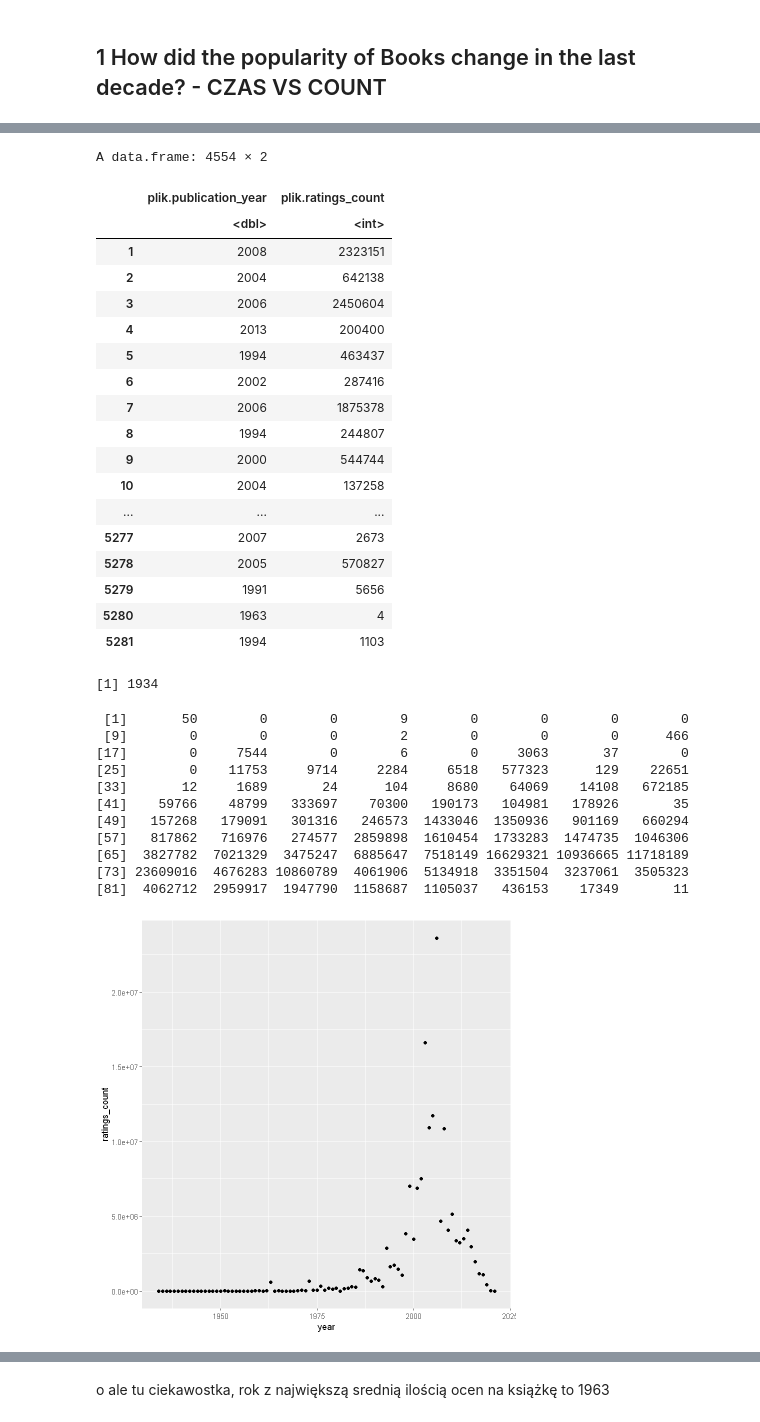
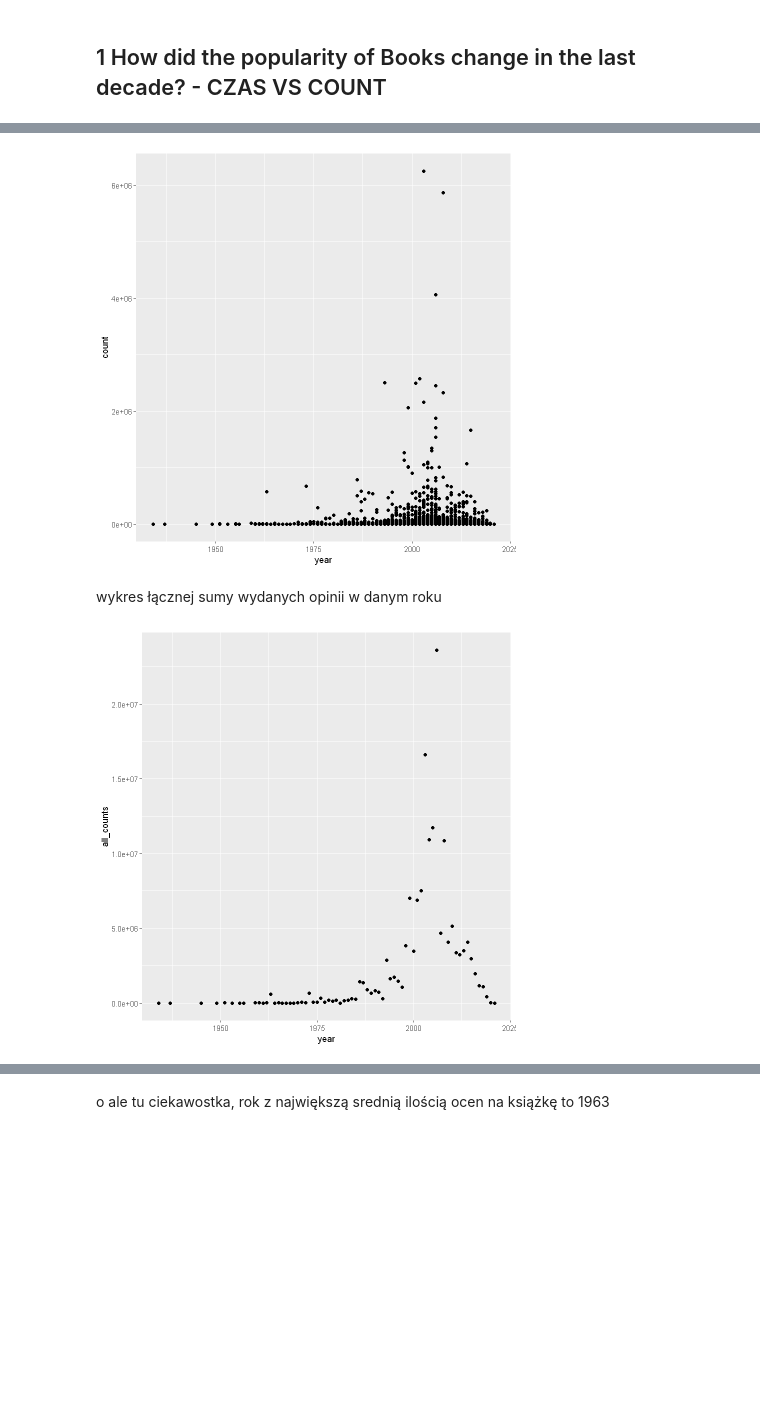
Before and after one commit to tashiamuffin/Pakiety_Statystyczne_1, a Jupyter notebook: chaos_natka.ipynb, the cells around one changed output, grey strips where cells are left out. Cells and saved outputs as stored; diff of their text form; code cells hidden in the pictures; blank space fills up the shorter version.

```diff
--- a/chaos_natka.ipynb
+++ b/chaos_natka.ipynb
@@ -335,55 +351,21 @@ length(c_rate)
 # %%
-year_vs_count <- na.omit(data.frame(plik$publication_year, plik$ratings_count))
-year_vs_count
+year_vs_count <- na.omit(data.frame( year = plik$publication_year, count = plik$ratings_count))
+#year_vs_count
+p1 <- ggplot(year_vs_count, aes(x=year, y=count)) + geom_point()
+p1
 # %% [output]
-A data.frame: 4554 × 2
-|  | plik.publication_year | plik.ratings_count |
-|  | <dbl> | <int> |
-| 1 | 2008 | 2323151 |
-| 2 | 2004 | 642138 |
-| 3 | 2006 | 2450604 |
-| 4 | 2013 | 200400 |
-| 5 | 1994 | 463437 |
-| 6 | 2002 | 287416 |
-| 7 | 2006 | 1875378 |
-| 8 | 1994 | 244807 |
-| 9 | 2000 | 544744 |
-| 10 | 2004 | 137258 |
-| ... | ... | ... |
-| 5277 | 2007 | 2673 |
-| 5278 | 2005 | 570827 |
-| 5279 | 1991 | 5656 |
-| 5280 | 1963 | 4 |
-| 5281 | 1994 | 1103 |
+[figure, added]
-# %%
-##szybki check czy się to 6 i 17 zmieniło
-min(year_vs_count[,1])
-# %% [output]
-[1] 1934
-# %%
-sums <- c()
-i = 1
-for (y in seq(1934, 2021, 1)) {
-    sums[i] = sum(year_vs_count[year_vs_count[,1] == y,][2])
-    i = i+1
-}
-sums
-year_count <- data.frame(year = seq(1934, 2021, 1), ratings_count = sums)
-# %% [output]
- [1]       50        0        0        9        0        0        0        0
- [9]        0        0        0        2        0        0        0      466
-[17]        0     7544        0        6        0     3063       37        0
-[25]        0    11753     9714     2284     6518   577323      129    22651
-[33]       12     1689       24      104     8680    64069    14108   672185
-[41]    59766    48799   333697    70300   190173   104981   178926       35
-[49]   157268   179091   301316   246573  1433046  1350936   901169   660294
-[57]   817862   716976   274577  2859898  1610454  1733283  1474735  1046306
-[65]  3827782  7021329  3475247  6885647  7518149 16629321 10936665 11718189
-[73] 23609016  4676283 10860789  4061906  5134918  3351504  3237061  3505323
-[81]  4062712  2959917  1947790  1158687  1105037   436153    17349       11
+# %%
+df <- as.data.frame(table(year_vs_count$year))
+colnames(df) <- c('year', 'bpy')
+df$all_counts <- aggregate(year_vs_count$count, by=list(Category=year_vs_count$year), FUN=sum)[,2]
+df$avg_count <- df$all_counts/df$bpy
+df$year <- as.numeric(as.character(df$year))
+# %% [markdown]
+wykres łącznej sumy wydanych opinii w danym roku
 # %%
-p <- ggplot(year_count, aes(x=year, y=ratings_count)) + geom_point()
+p <- ggplot(df, aes(x=year, y=all_counts)) + geom_point()
 p
 # %% [output]
-[figure, old version]
+[figure, new version]
 # %%
```
Also changed, not shown: parts of 27 cells of this notebook, 2 other files.
